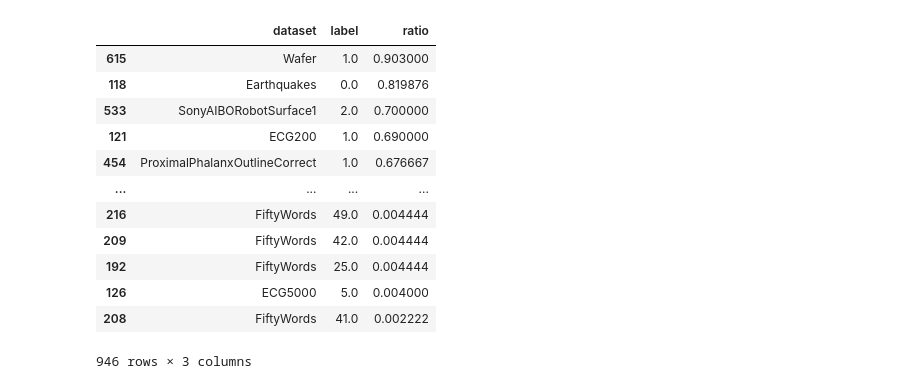
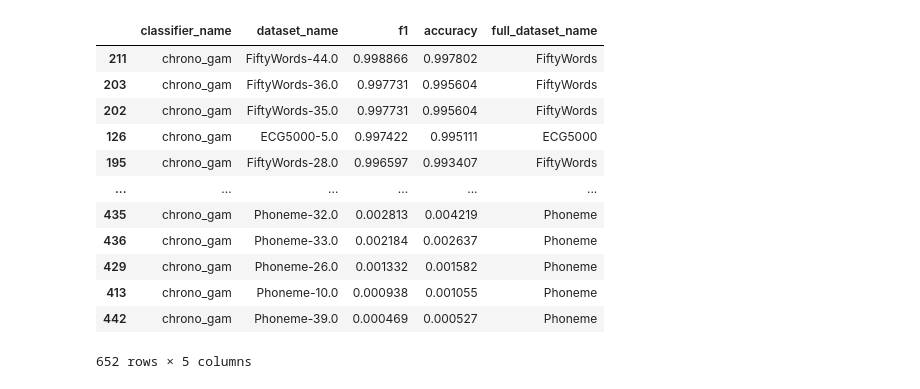
Before and after one commit to jose-gilberto/chronogam, a Jupyter notebook: result/result_analysis.ipynb, the cells around one changed output. Cells and saved outputs as stored; diff of their text form; code cells hidden in the pictures.

Commit message:
feat: result analysis

```diff
--- a/result/result_analysis.ipynb
+++ b/result/result_analysis.ipynb
@@ -3,0 +6,5 @@ import numpy as np
+# %%
+results = pd.read_csv('./all_results.csv')
+results['full_dataset_name'] = results.dataset_name.apply(lambda x: str(x).split('-')[0])
+
+results.head()
@@ -182,16 +336,16 @@ UMD
 # %%
-df.sort_values(by='ratio', ascending=False)
+results.query('classifier_name == "chrono_gam"').sort_values(by='f1', ascending=False)
 # %% [output]
-|  | dataset | label | ratio |
-| 615 | Wafer | 1.0 | 0.903000 |
-| 118 | Earthquakes | 0.0 | 0.819876 |
-| 533 | SonyAIBORobotSurface1 | 2.0 | 0.700000 |
-| 121 | ECG200 | 1.0 | 0.690000 |
-| 454 | ProximalPhalanxOutlineCorrect | 1.0 | 0.676667 |
-| ... | ... | ... | ... |
-| 216 | FiftyWords | 49.0 | 0.004444 |
-| 209 | FiftyWords | 42.0 | 0.004444 |
-| 192 | FiftyWords | 25.0 | 0.004444 |
-| 126 | ECG5000 | 5.0 | 0.004000 |
-| 208 | FiftyWords | 41.0 | 0.002222 |
+|  | classifier_name | dataset_name | f1 | accuracy | full_dataset_name |
+| 211 | chrono_gam | FiftyWords-44.0 | 0.998866 | 0.997802 | FiftyWords |
+| 203 | chrono_gam | FiftyWords-36.0 | 0.997731 | 0.995604 | FiftyWords |
+| 202 | chrono_gam | FiftyWords-35.0 | 0.997731 | 0.995604 | FiftyWords |
+| 126 | chrono_gam | ECG5000-5.0 | 0.997422 | 0.995111 | ECG5000 |
+| 195 | chrono_gam | FiftyWords-28.0 | 0.996597 | 0.993407 | FiftyWords |
+| ... | ... | ... | ... | ... | ... |
+| 435 | chrono_gam | Phoneme-32.0 | 0.002813 | 0.004219 | Phoneme |
+| 436 | chrono_gam | Phoneme-33.0 | 0.002184 | 0.002637 | Phoneme |
+| 429 | chrono_gam | Phoneme-26.0 | 0.001332 | 0.001582 | Phoneme |
+| 413 | chrono_gam | Phoneme-10.0 | 0.000938 | 0.001055 | Phoneme |
+| 442 | chrono_gam | Phoneme-39.0 | 0.000469 | 0.000527 | Phoneme |
-946 rows × 3 columns
+652 rows × 5 columns
```
Also changed, not shown: parts of 31 cells of this notebook, 26 other files.
